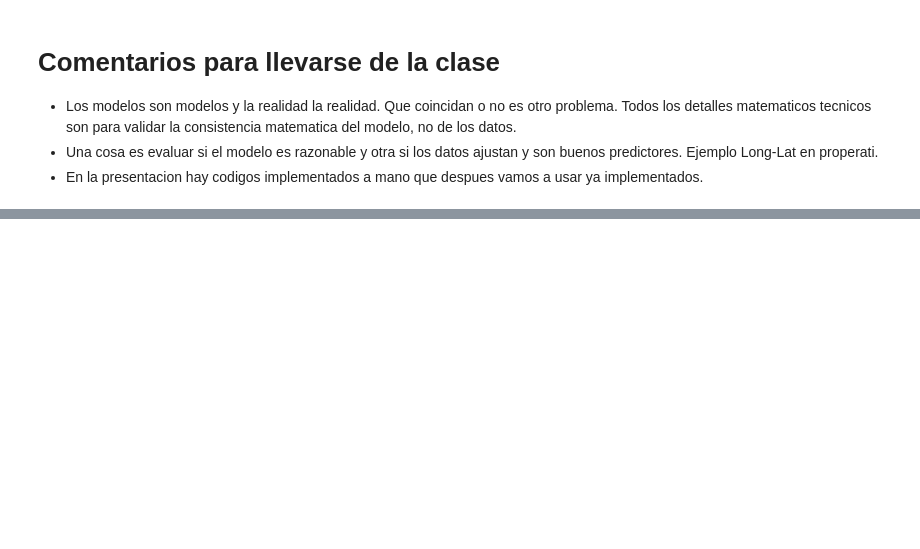
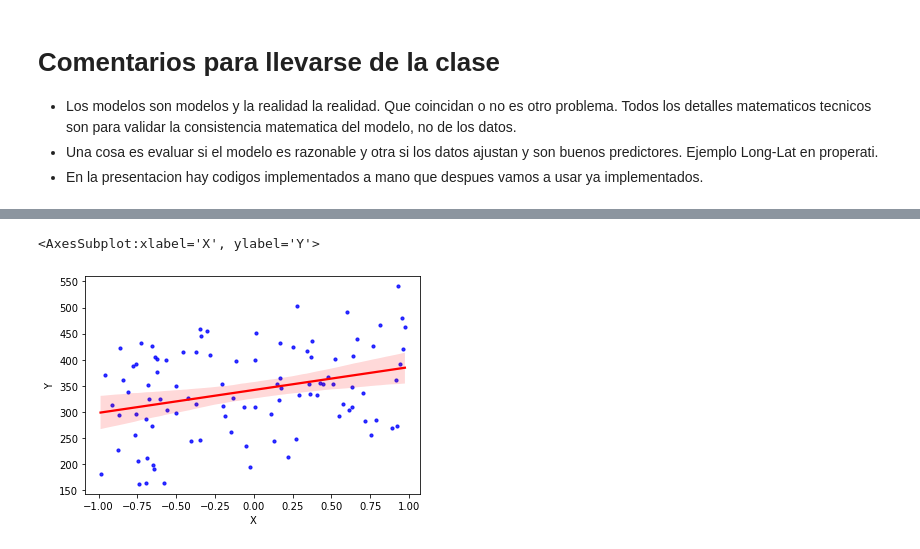
Before and after one commit to IonatanPerez/Cursos_DHDS_CN14, a Jupyter notebook: Clases/C21 - Modelos lineales/C21 - Modelo.ipynb, the cells around one changed output, grey strips where cells are left out. Cells and saved outputs as stored; diff of their text form; code cells hidden in the pictures; blank space fills up the shorter version.

```diff
--- a/Clases/C21 - Modelos lineales/C21 - Modelo.ipynb
+++ b/Clases/C21 - Modelos lineales/C21 - Modelo.ipynb
@@ -109,0 +114,8 @@ for i in range(m):
+# %%
+sns.regplot(data = data.sample(samples), x = "X", y = "Y",
+            ci = 95,
+            scatter_kws = {"color": "blue", 's': 10},
+            line_kws = {"color": "red"})
+# %% [output]
+<AxesSubplot:xlabel='X', ylabel='Y'>
+[figure, added]
```
Also changed, not shown: parts of 8 cells of this notebook, 4 other files.
